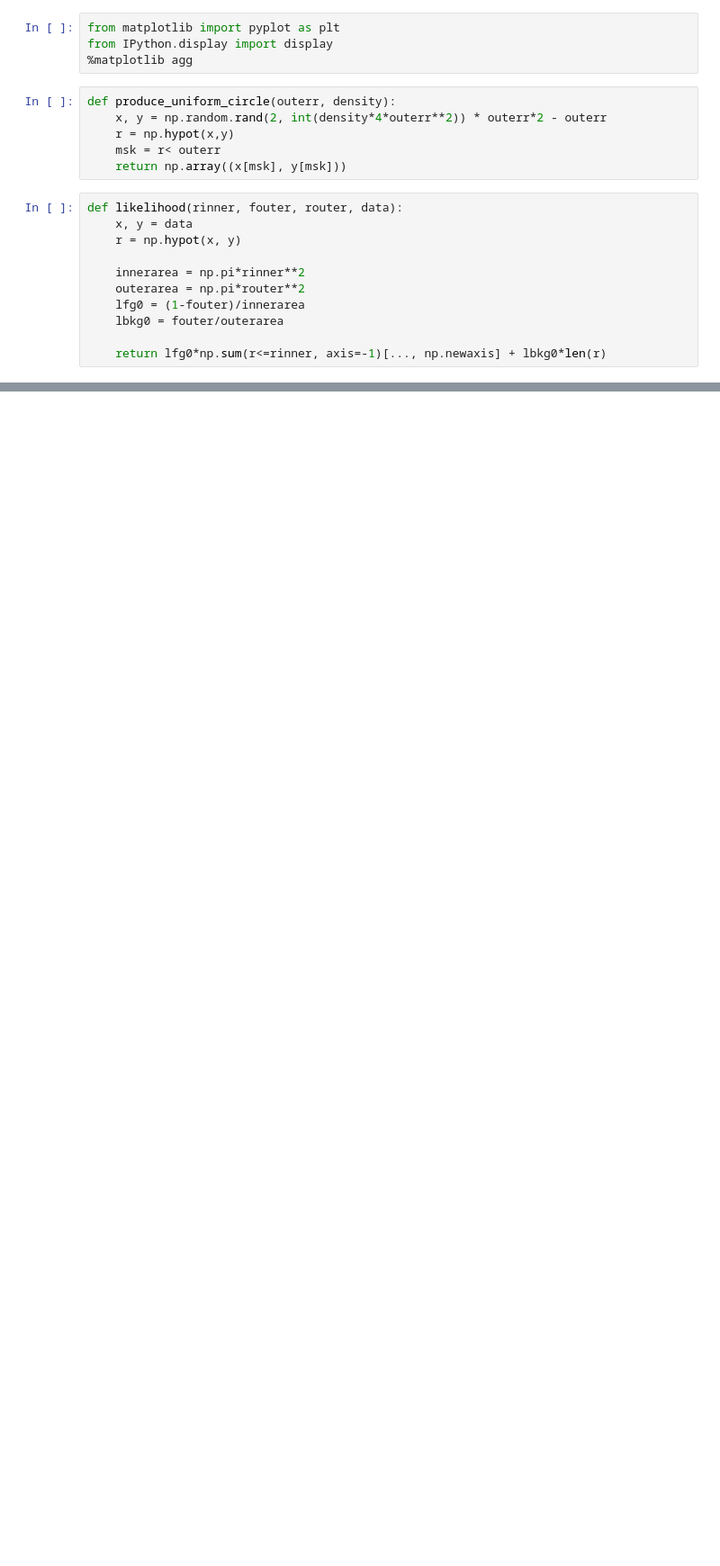
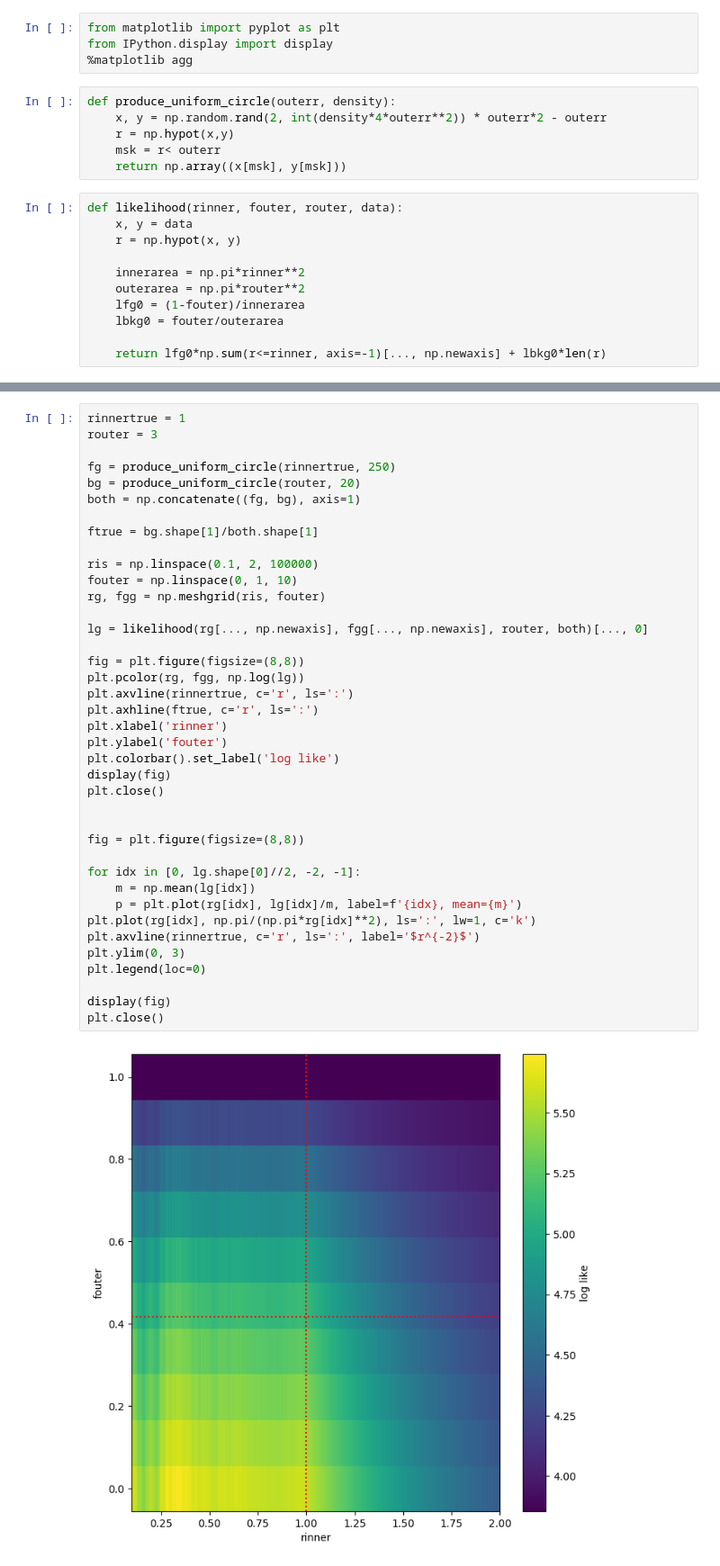
Before and after one commit to eteq/structparams_inference_biases, a Jupyter notebook: simplified_experiment.ipynb, the cells around one changed output, grey strips where cells are left out. Shown: that part at 90% size. Saved outputs shown, nothing was run; the diff lists cells and outputs as text; blank space fills up the shorter version.

```diff
--- a/simplified_experiment.ipynb
+++ b/simplified_experiment.ipynb
@@ -80,0 +86,41 @@ Uhm... huh...
+# %%
+rinnertrue = 1
+router = 3
+
+fg = produce_uniform_circle(rinnertrue, 250)
+bg = produce_uniform_circle(router, 20)
+both = np.concatenate((fg, bg), axis=1)
+
+ftrue = bg.shape[1]/both.shape[1]
+
+ris = np.linspace(0.1, 2, 100000)
+fouter = np.linspace(0, 1, 10)
+rg, fgg = np.meshgrid(ris, fouter)
+
+lg = likelihood(rg[..., np.newaxis], fgg[..., np.newaxis], router, both)[..., 0]
+
+fig = plt.figure(figsize=(8,8))
+plt.pcolor(rg, fgg, np.log(lg))
+plt.axvline(rinnertrue, c='r', ls=':')
+plt.axhline(ftrue, c='r', ls=':')
+plt.xlabel('rinner')
+plt.ylabel('fouter')
+plt.colorbar().set_label('log like')
+display(fig)
+plt.close()
+
+
+fig = plt.figure(figsize=(8,8))
+
+for idx in [0, lg.shape[0]//2, -2, -1]:
+    m = np.mean(lg[idx])
+    p = plt.plot(rg[idx], lg[idx]/m, label=f'{idx}, mean={m}')
+plt.plot(rg[idx], np.pi/(np.pi*rg[idx]**2), ls=':', lw=1, c='k')
+plt.axvline(rinnertrue, c='r', ls=':', label='$r^{-2}$')
+plt.ylim(0, 3)
+plt.legend(loc=0)
+
+display(fig)
+plt.close()
+# %% [output]
+[figure, added]
```
Also changed, not shown: parts of 10 cells of this notebook.
